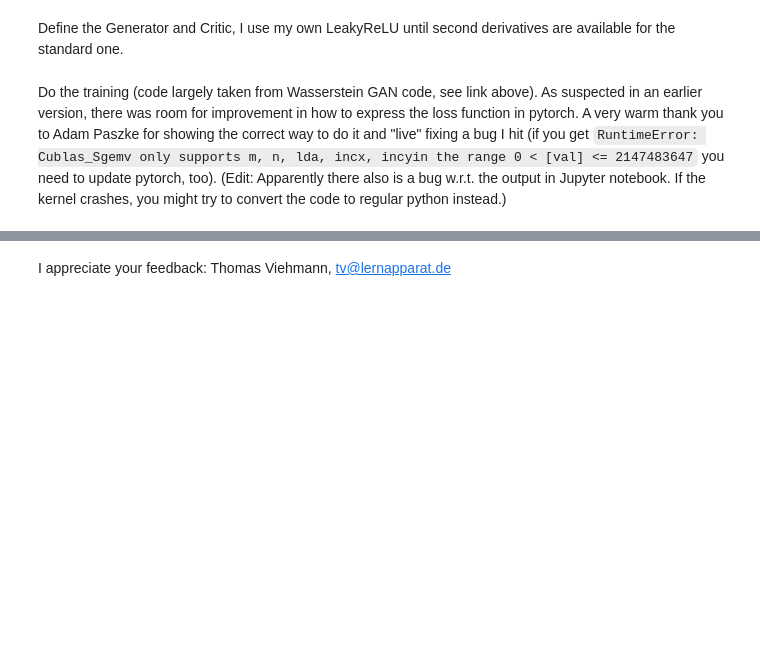
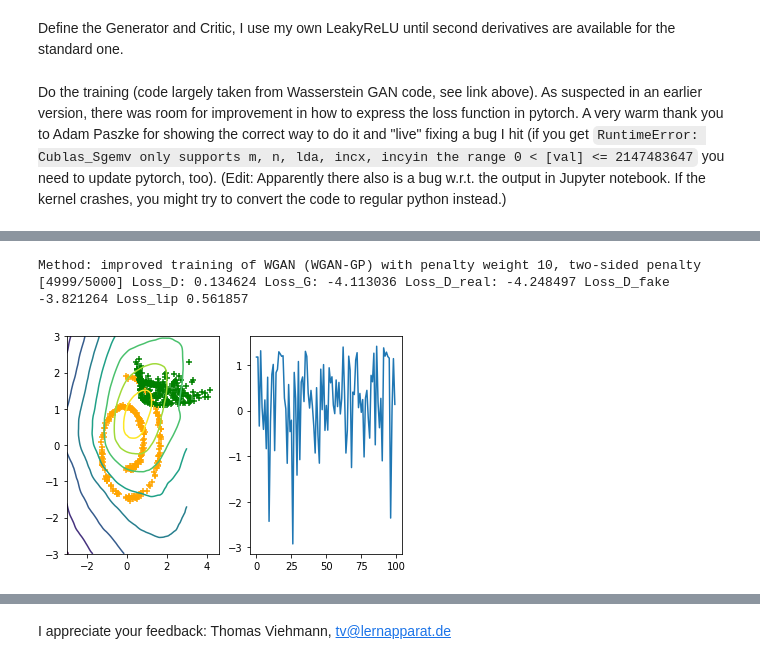
Before and after one commit to t-vi/pytorch-tvmisc, a Jupyter notebook: wasserstein-distance/Improved_Training_of_Wasserstein_GAN.ipynb, the cells around one changed output, grey strips where cells are left out. Drawn from its saved outputs; the diff is of its cells as text; code cells hidden in the pictures; blank space fills up the shorter version.

```diff
--- a/wasserstein-distance/Improved_Training_of_Wasserstein_GAN.ipynb
+++ b/wasserstein-distance/Improved_Training_of_Wasserstein_GAN.ipynb
@@ -412,0 +451,6 @@ Method: 6 with penalty weight 10.0
+# %%
+run_experiment(lipschitz_constraint=3, onesided=False, penalty_weight=10)
+# %% [output]
+Method: improved training of WGAN (WGAN-GP) with penalty weight 10, two-sided penalty
+[4999/5000] Loss_D: 0.134624 Loss_G: -4.113036 Loss_D_real: -4.248497 Loss_D_fake -3.821264 Loss_lip 0.561857
+[figure, added]
```
Also changed, not shown: parts of 10 cells of this notebook.
